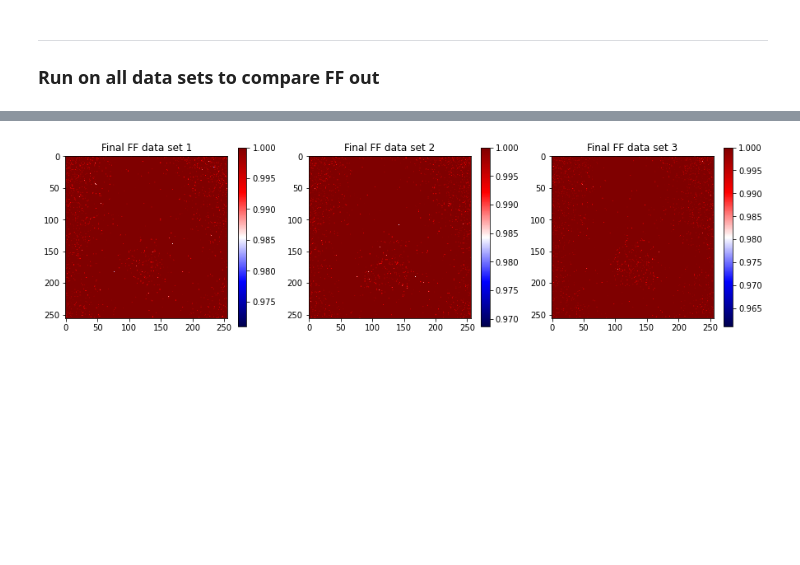
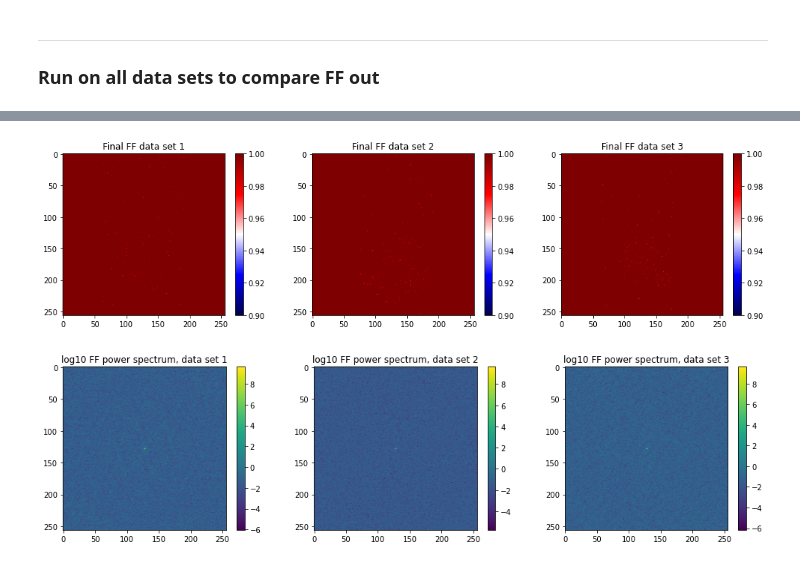
Before and after one commit to LouisDesdoigts/Notebooks, a Jupyter notebook: DSSI_test.ipynb, the cells around one changed output, grey strips where cells are left out. Drawn from its saved outputs; the diff is of its cells as text; code cells hidden in the pictures; blank space fills up the shorter version.

```diff
--- a/DSSI_test.ipynb
+++ b/DSSI_test.ipynb
@@ -268,9 +265,17 @@ Xs_out = np.array(Xs_out)
 # %%
-with open("errs_out.pkl", 'rb') as f:
-    errs_out = pickle.load(f)
+# Save
+with open("files/errs_out_DSSI_test.pkl", 'wb') as f:
+    pickle.dump(errs_out, f)
 
-with open("Xs_out.pkl", 'rb') as f:
-    Xs_out = pickle.load(f)
+with open("files/Xs_out_DSSI_test.pkl", 'wb') as f:
+    pickle.dump(Xs_out, f)
+
+# # Load
+# with open("files/errs_out_DSSI_test.pkl", 'rb') as f:
+#     errs_out = pickle.load(f)
+
+# with open("files/Xs_out_DSSI_test.pkl", 'rb') as f:
+#     Xs_out = pickle.load(f)
 # %%
 plt.figure(figsize=(18, 4))
 
@@ -335,21 +325,42 @@ FFs_final = 1/Xs_final.reshape([3, npix, npix])
+# %%
+Xs_final = Xs_out[:, -1, :]
+FFs_final = 1/Xs_final.reshape([3, npix, npix])
+
+# Remove the FF that applies to the BG noise
+FFs_final = index_update(FFs_final, index[:, :, :64], 1)
+FFs_final = index_update(FFs_final, index[:, :, 192:], 1)
+FF_power_specs = get_power_spec(FFs_final)
+
+# Set the Flat field to deviate from 0 rather than 1 to better observe correlation
+FFs_final_zeroed = np.abs(1 - FFs_final)
 # %%
-plt.figure(figsize=(15, 4))
+plt.figure(figsize=(17, 4))
 
 plt.subplot(1, 3, 1)
-plt.imshow(FFs_final[0], cmap='seismic')
+plt.imshow(FFs_final[0], cmap='seismic', vmin=0.9)
 plt.title("Final FF data set 1")
 plt.colorbar()
 
 plt.subplot(1, 3, 2)
-plt.imshow(FFs_final[1], cmap='seismic')
+plt.imshow(FFs_final[1], cmap='seismic', vmin=0.9)
 plt.title("Final FF data set 2")
 plt.colorbar()
 
 plt.subplot(1, 3, 3)
-plt.imshow(FFs_final[2], cmap='seismic')
+plt.imshow(FFs_final[2], cmap='seismic', vmin=0.9)
 plt.title("Final FF data set 3")
 plt.colorbar()
 
 plt.show()
+
+plt.figure(figsize=(17, 4))
+
+for i in range(3):
+    plt.subplot(1, 3, i+1)
+    plt.imshow(np.log10(FF_power_specs[i]))
+    plt.title("log10 FF power spectrum, data set {}".format(i+1))
+    plt.colorbar()
+plt.show()
 # %% [output]
-[figure, old version]
+[figure, new version]
+[figure, added]
```
Also changed, not shown: parts of 15 cells of this notebook, 1 other file.
